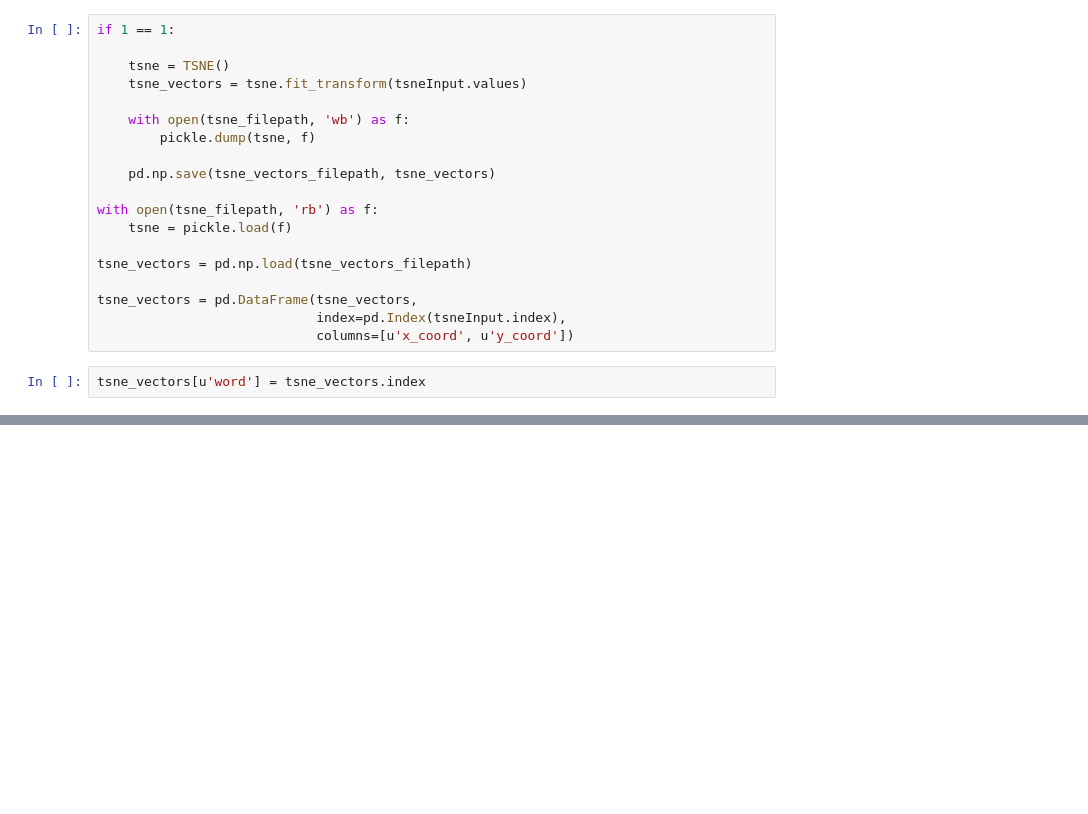
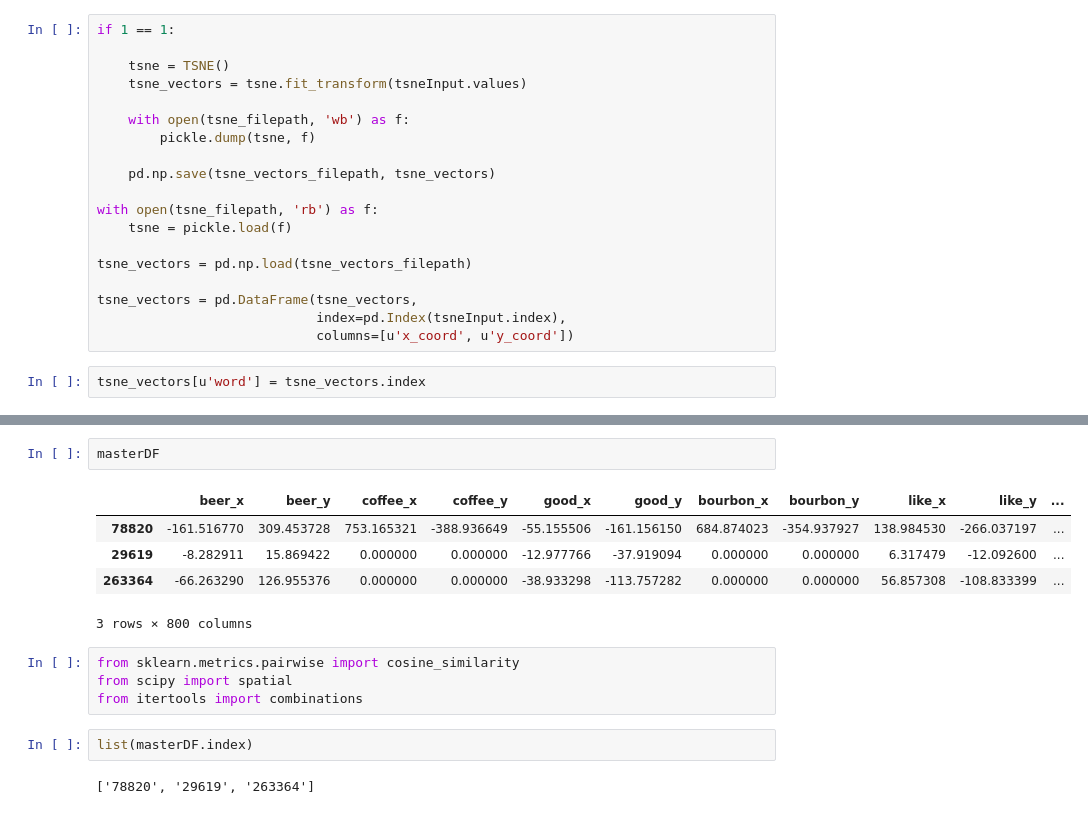
Before and after one commit to jtzupan/pivo_recommender, a Jupyter notebook: Pivo_NLP.ipynb, the cells around one changed output, grey strips where cells are left out. Cells and saved outputs as stored; diff of their text form; blank space fills up the shorter version.

```diff
--- a/Pivo_NLP.ipynb
+++ b/Pivo_NLP.ipynb
@@ -403,0 +525,16 @@ tsne_vectors.head()
+# %%
+masterDF
+# %% [output]
+|  | beer_x | beer_y | coffee_x | coffee_y | good_x | good_y | bourbon_x | bourbon_y | like_x | like_y | ... |
+| 78820 | -161.516770 | 309.453728 | 753.165321 | -388.936649 | -55.155506 | -161.156150 | 684.874023 | -354.937927 | 138.984530 | -266.037197 | ... |
+| 29619 | -8.282911 | 15.869422 | 0.000000 | 0.000000 | -12.977766 | -37.919094 | 0.000000 | 0.000000 | 6.317479 | -12.092600 | ... |
+| 263364 | -66.263290 | 126.955376 | 0.000000 | 0.000000 | -38.933298 | -113.757282 | 0.000000 | 0.000000 | 56.857308 | -108.833399 | ... |
+3 rows × 800 columns
+# %%
+from sklearn.metrics.pairwise import cosine_similarity
+from scipy import spatial
+from itertools import combinations
+# %%
+list(masterDF.index)
+# %% [output]
+['78820', '29619', '263364']
```
Also changed, not shown: parts of 22 cells of this notebook.
